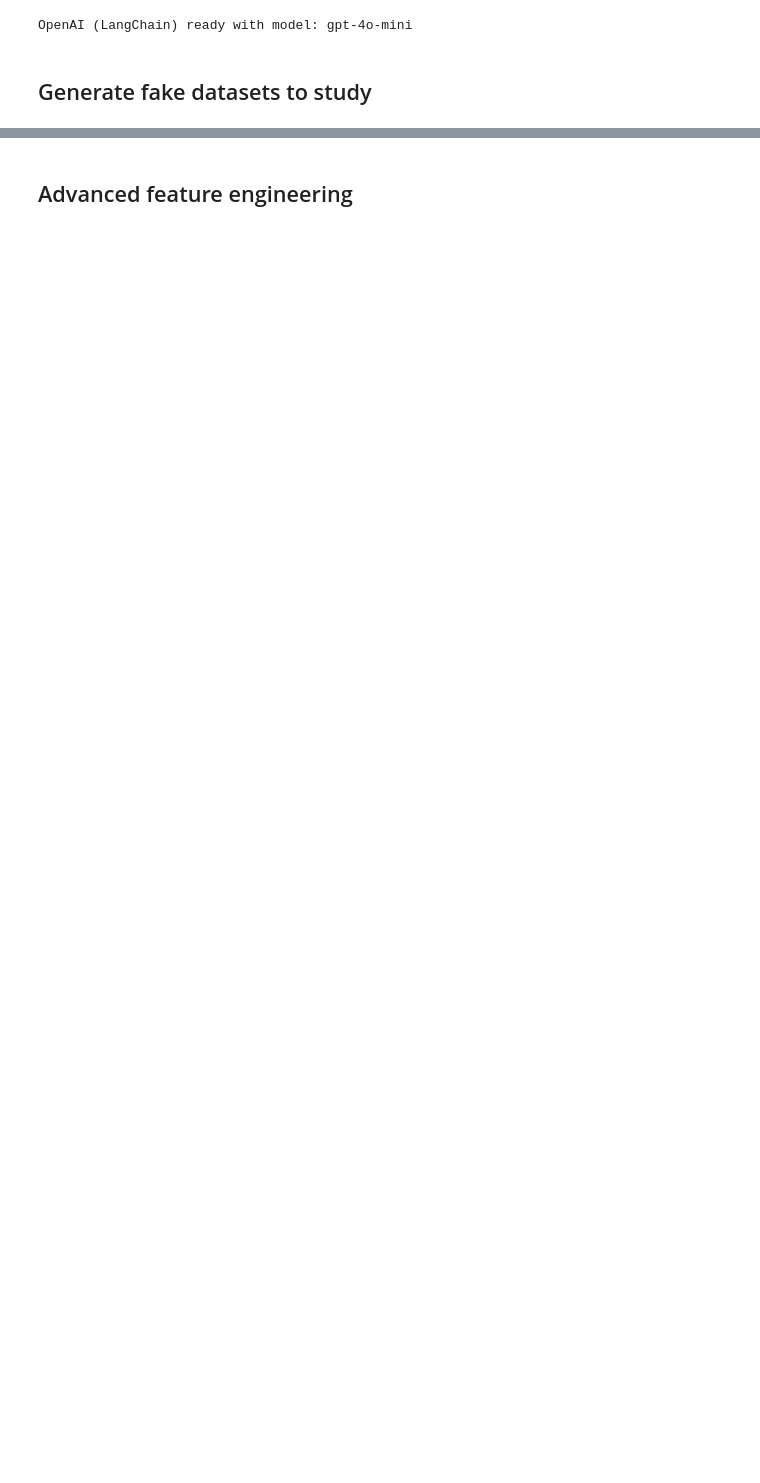
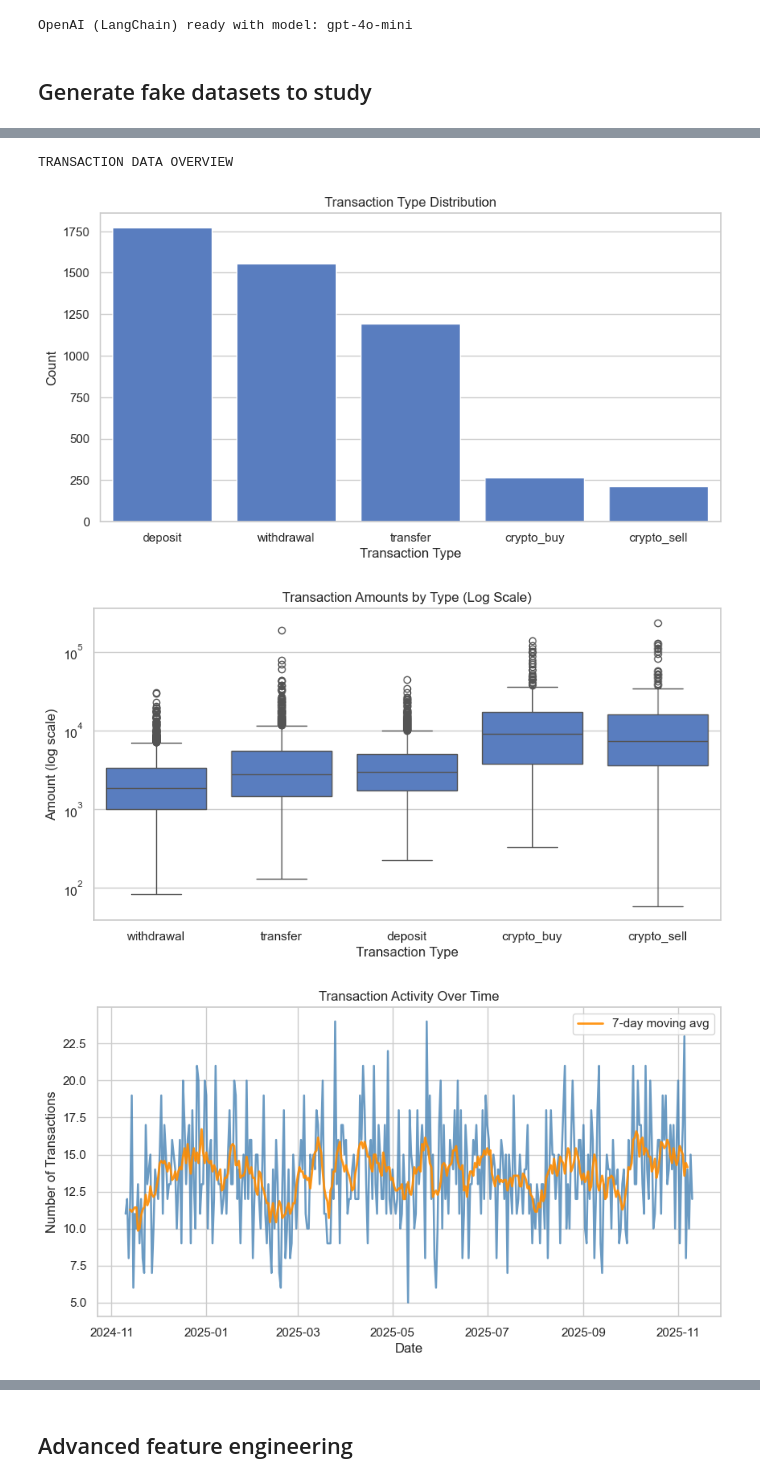
Before and after one commit to antoniojaneiro/agentic_ai, a Jupyter notebook: basic_agent_structure.ipynb, the cells around one changed output, grey strips where cells are left out. Drawn from its saved outputs; the diff is of its cells as text; code cells hidden in the pictures; blank space fills up the shorter version.

```diff
--- a/basic_agent_structure.ipynb
+++ b/basic_agent_structure.ipynb
@@ -240,0 +315,34 @@ dtype: object
+# %%
+print("TRANSACTION DATA OVERVIEW")
+
+# Transaction type frequency
+sns.countplot(data=trx, x="trx_type", order=trx["trx_type"].value_counts().index)
+plt.title("Transaction Type Distribution")
+plt.xlabel("Transaction Type")
+plt.ylabel("Count")
+plt.show()
+
+# Transaction amount distribution (log scale for realism)
+sns.boxplot(data=trx, x="trx_type", y="amount")
+plt.yscale("log")
+plt.title("Transaction Amounts by Type (Log Scale)")
+plt.xlabel("Transaction Type")
+plt.ylabel("Amount (log scale)")
+plt.show()
+
+# Time series of transactions
+trx["date"] = trx["timestamp"].dt.date
+trx_per_day = trx.groupby("date").size()
+plt.plot(trx_per_day.index, trx_per_day.values, color="steelblue", linewidth=1.8, alpha=0.8)
+plt.plot(trx_per_day.index, trx_per_day.rolling(window=7, center=True).mean(),
+         color="darkorange", linewidth=2, alpha=0.9, label="7-day moving avg")
+plt.title("Transaction Activity Over Time")
+plt.xlabel("Date")
+plt.ylabel("Number of Transactions")
+plt.legend()
+plt.show()
+# %% [output]
+TRANSACTION DATA OVERVIEW
+[figure, added]
+[figure, added]
+[figure, added]
```
Also changed, not shown: parts of 40 cells of this notebook.
